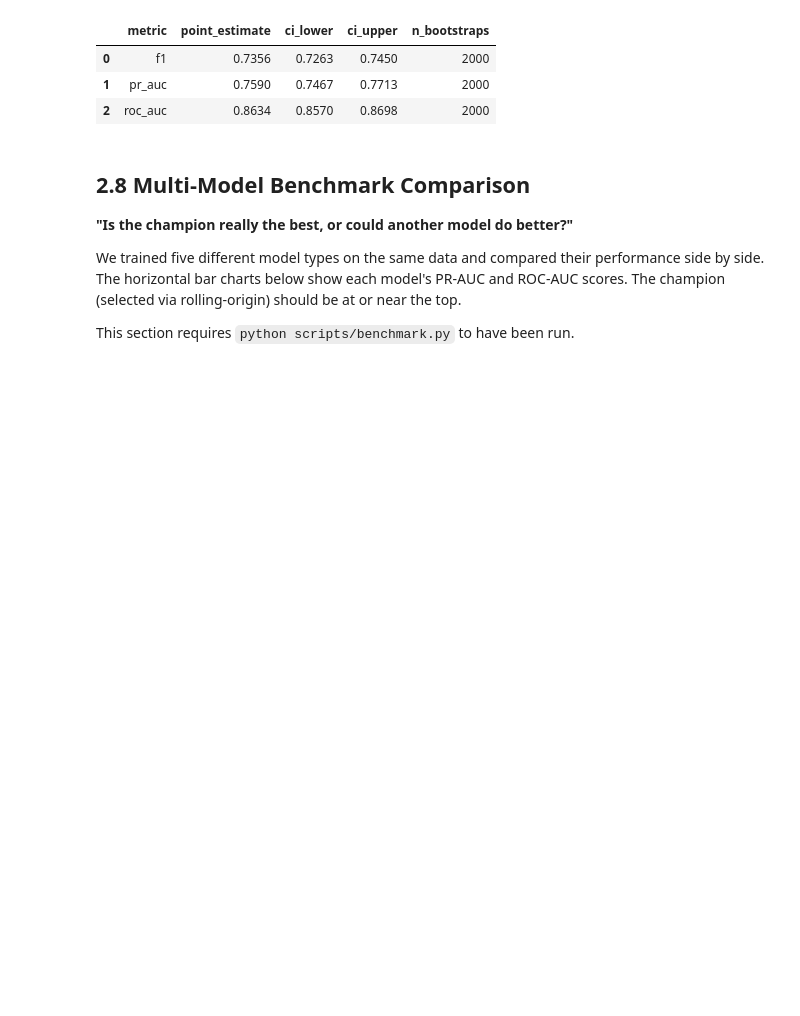
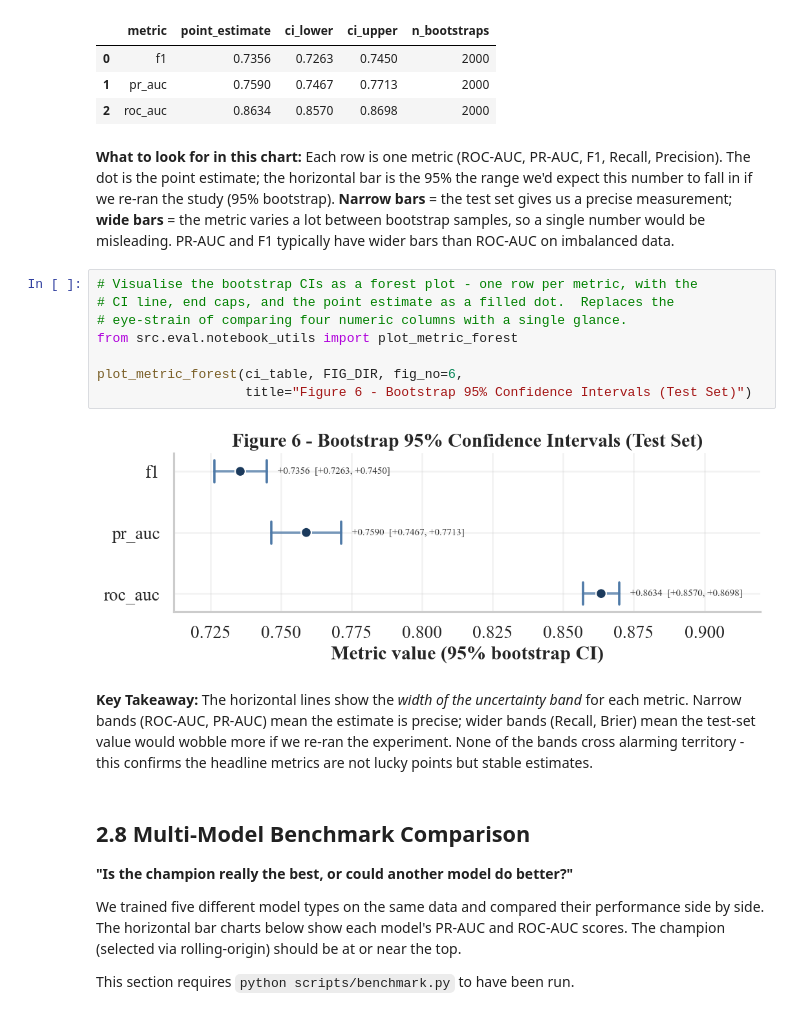
Before and after one commit to Dirkiee09/hotel-cancellation-prediction, a Jupyter notebook: notebooks/02_modeling.ipynb, the cells around one changed output. Drawn from its saved outputs; the diff is of its cells as text; blank space fills up the shorter version.

```diff
--- a/notebooks/02_modeling.ipynb
+++ b/notebooks/02_modeling.ipynb
@@ -380,6 +380,20 @@ Bootstrap 95% Confidence Intervals (Test Set)
 | 0 | f1 | 0.7356 | 0.7263 | 0.7450 | 2000 |
 | 1 | pr_auc | 0.7590 | 0.7467 | 0.7713 | 2000 |
 | 2 | roc_auc | 0.8634 | 0.8570 | 0.8698 | 2000 |
+# %% [markdown]
+**What to look for in this chart:** Each row is one metric (ROC-AUC, PR-AUC, F1, Recall, Precision). The dot is the point estimate; the horizontal bar is the 95% the range we'd expect this number to fall in if we re-ran the study (95% bootstrap). **Narrow bars** = the test set gives us a precise measurement; **wide bars** = the metric varies a lot between bootstrap samples, so a single number would be misleading. PR-AUC and F1 typically have wider bars than ROC-AUC on imbalanced data.
+# %%
+# Visualise the bootstrap CIs as a forest plot - one row per metric, with the
+# CI line, end caps, and the point estimate as a filled dot.  Replaces the
+# eye-strain of comparing four numeric columns with a single glance.
+from src.eval.notebook_utils import plot_metric_forest
+
+plot_metric_forest(ci_table, FIG_DIR, fig_no=6,
+                   title="Figure 6 - Bootstrap 95% Confidence Intervals (Test Set)")
+# %% [output]
+[figure, added]
+# %% [markdown]
+**Key Takeaway:** The horizontal lines show the *width of the uncertainty band* for each metric. Narrow bands (ROC-AUC, PR-AUC) mean the estimate is precise; wider bands (Recall, Brier) mean the test-set value would wobble more if we re-ran the experiment. None of the bands cross alarming territory - this confirms the headline metrics are not lucky points but stable estimates.
 # %% [markdown]
 ## 2.8 Multi-Model Benchmark Comparison
 
```
Also changed, not shown: parts of 10 cells of this notebook, 17 other files.
